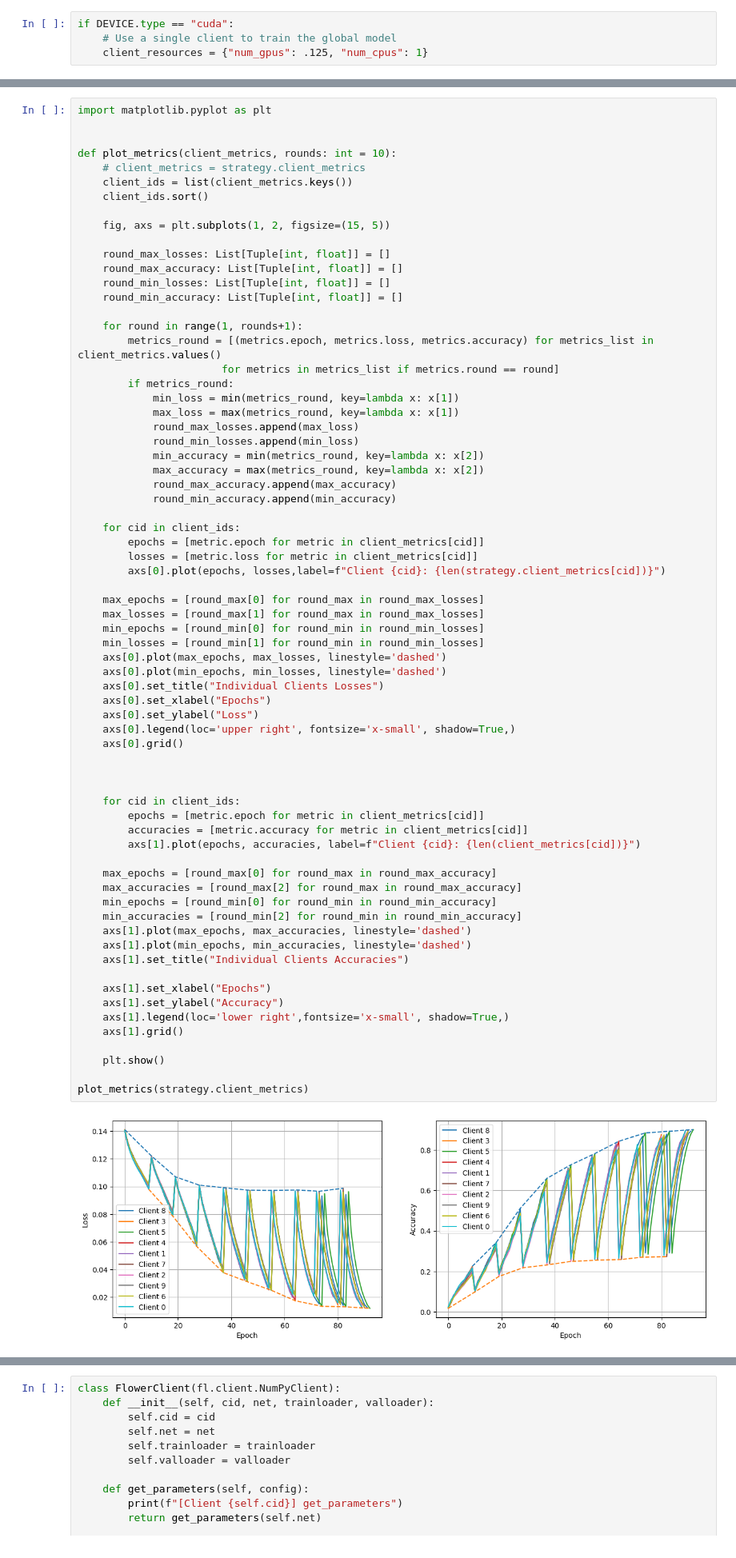
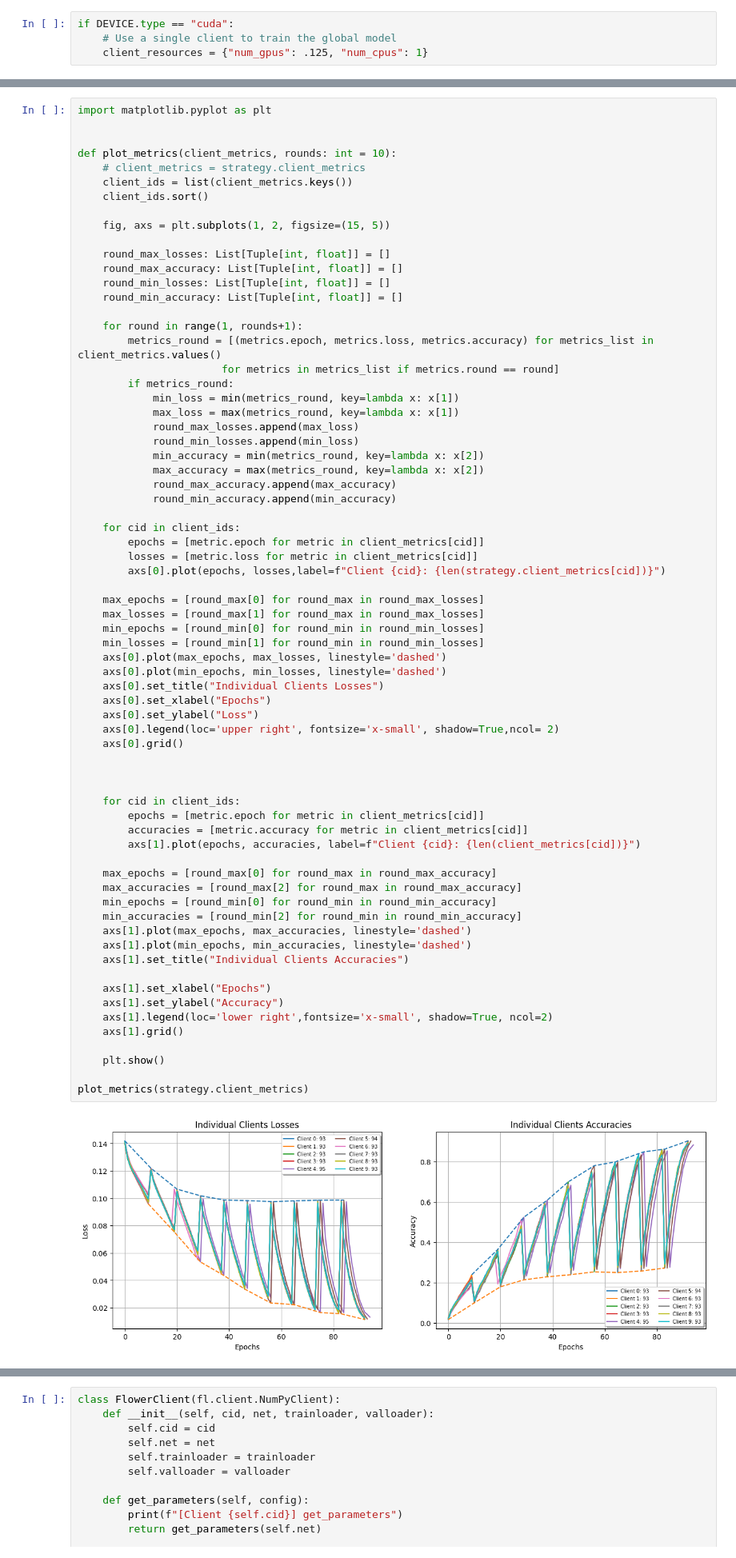
Before and after one commit to vipulhld001/flower, a Jupyter notebook: MyStrat/ftatime_cifar100_final.ipynb, the cells around one changed output, grey strips where cells are left out. Shown at 80% size. Saved outputs shown, nothing was run; the diff lists cells and outputs as text.

Commit message:
CIFAR Graph done

```diff
--- a/MyStrat/ftatime_cifar100_final.ipynb
+++ b/MyStrat/ftatime_cifar100_final.ipynb
@@ -522,36 +528,36 @@ def plot_metrics(client_metrics, rounds: int = 10):
     axs[0].plot(max_epochs, max_losses, linestyle='dashed')
     axs[0].plot(min_epochs, min_losses, linestyle='dashed')
     axs[0].set_title("Individual Clients Losses")
     axs[0].set_xlabel("Epochs")
     axs[0].set_ylabel("Loss")
-    axs[0].legend(loc='upper right', fontsize='x-small', shadow=True,)
+    axs[0].legend(loc='upper right', fontsize='x-small', shadow=True,ncol= 2)
     axs[0].grid()
 
 
 
     for cid in client_ids:
         epochs = [metric.epoch for metric in client_metrics[cid]]
         accuracies = [metric.accuracy for metric in client_metrics[cid]]
         axs[1].plot(epochs, accuracies, label=f"Client {cid}: {len(client_metrics[cid])}")
 
     max_epochs = [round_max[0] for round_max in round_max_accuracy]
     max_accuracies = [round_max[2] for round_max in round_max_accuracy]
     min_epochs = [round_min[0] for round_min in round_min_accuracy]
     min_accuracies = [round_min[2] for round_min in round_min_accuracy]
     axs[1].plot(max_epochs, max_accuracies, linestyle='dashed')
     axs[1].plot(min_epochs, min_accuracies, linestyle='dashed')
     axs[1].set_title("Individual Clients Accuracies")
 
     axs[1].set_xlabel("Epochs")
     axs[1].set_ylabel("Accuracy")
-    axs[1].legend(loc='lower right',fontsize='x-small', shadow=True,)
+    axs[1].legend(loc='lower right',fontsize='x-small', shadow=True, ncol=2)
     axs[1].grid()
 
     plt.show()
 
 plot_metrics(strategy.client_metrics)
 # %% [output]
-[figure, old version]
+[figure, new version]
 # %%
 def plot_times(client_training_times):
     client_ids = list(client_training_times.keys())
```
Also changed, not shown: parts of 9 cells of this notebook, 7 other files.
